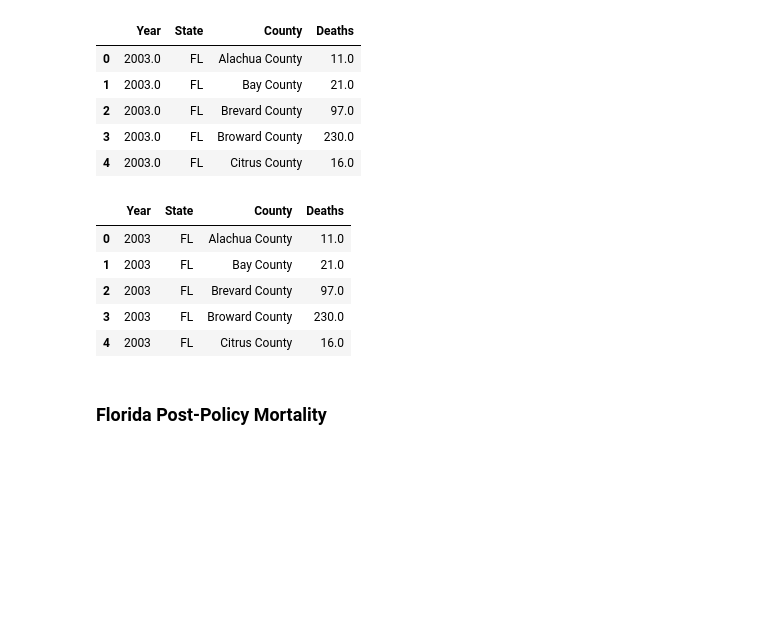
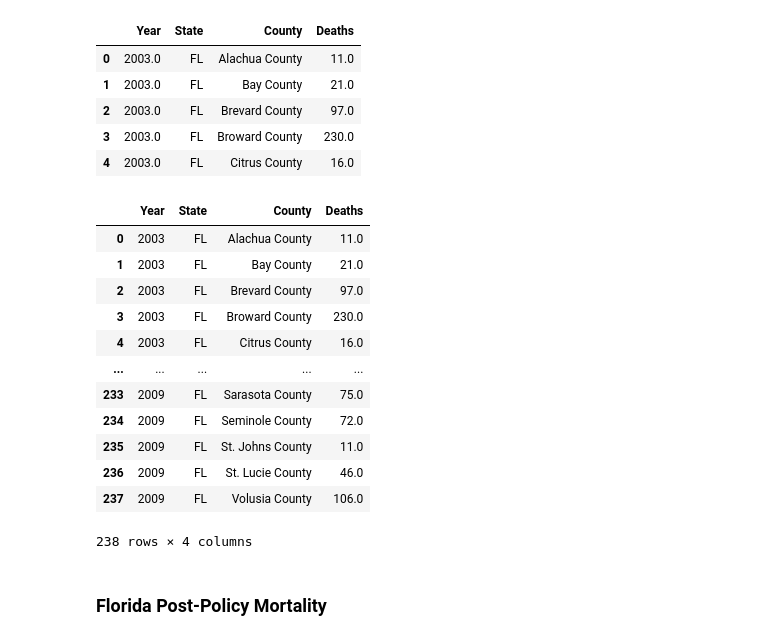
Before and after one commit to yangxiaohan57/impact-of-opioids-policy, a Jupyter notebook: 10_code/fl_pre_post_mortality.ipynb, the cells around one changed output. Cells and saved outputs as stored; diff of their text form; code cells hidden in the pictures; blank space fills up the shorter version.

```diff
--- a/10_code/fl_pre_post_mortality.ipynb
+++ b/10_code/fl_pre_post_mortality.ipynb
@@ -179,15 +191,22 @@ pre_policy_fl_drug.head()
 # %%
 # convert year datatype from float to int
 
 pre_policy_fl_drug["Year"] = pre_policy_fl_drug["Year"].astype(int)
-pre_policy_fl_drug.head()
+pre_policy_fl_drug
 # %% [output]
 |  | Year | State | County | Deaths |
 | 0 | 2003 | FL | Alachua County | 11.0 |
 | 1 | 2003 | FL | Bay County | 21.0 |
 | 2 | 2003 | FL | Brevard County | 97.0 |
 | 3 | 2003 | FL | Broward County | 230.0 |
 | 4 | 2003 | FL | Citrus County | 16.0 |
+| ... | ... | ... | ... | ... |
+| 233 | 2009 | FL | Sarasota County | 75.0 |
+| 234 | 2009 | FL | Seminole County | 72.0 |
+| 235 | 2009 | FL | St. Johns County | 11.0 |
+| 236 | 2009 | FL | St. Lucie County | 46.0 |
+| 237 | 2009 | FL | Volusia County | 106.0 |
+238 rows × 4 columns
 # %% [markdown]
 ### Florida Post-Policy Mortality
 # %%
```
Also changed, not shown: parts of 34 cells of this notebook, 12 other files.
